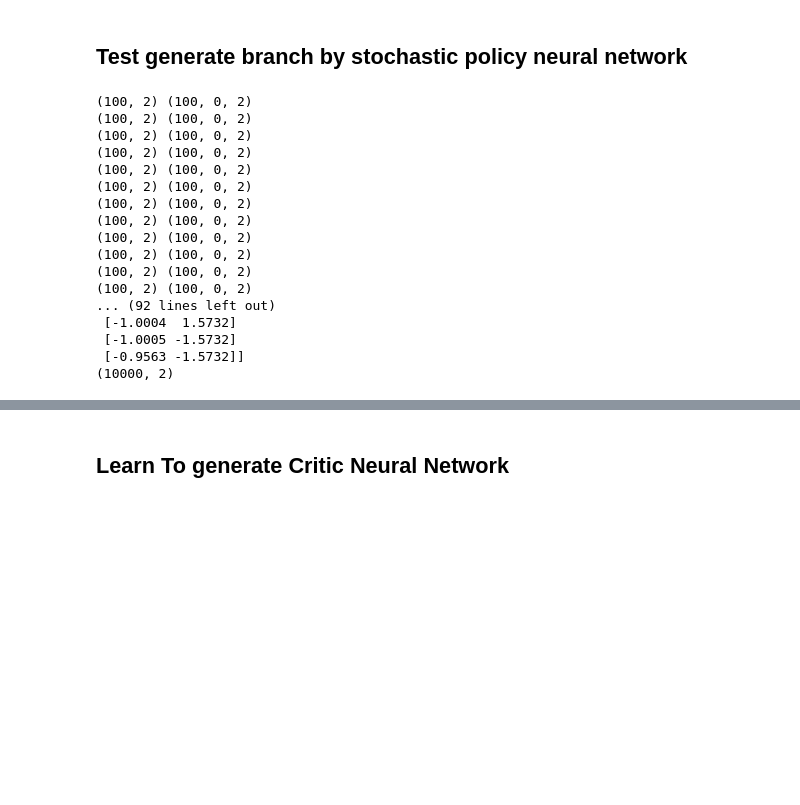
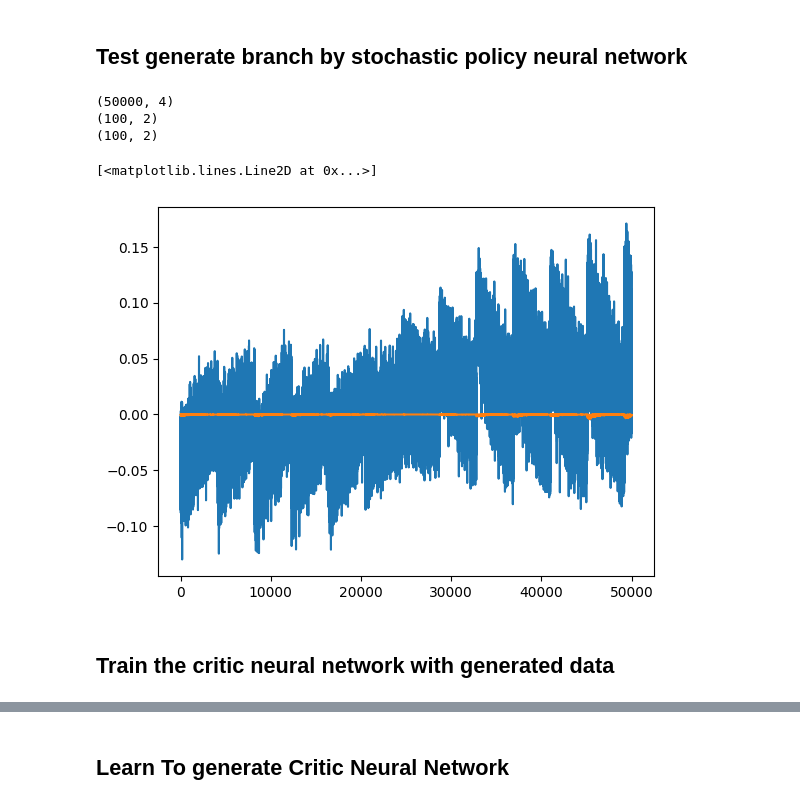
Before and after one commit to junqingqiao/biomujoco_rl, a Jupyter notebook: RL/learn_actor_critic.ipynb, the cells around one changed output, grey strips where cells are left out. Saved outputs shown, nothing was run; the diff lists cells and outputs as text; code cells hidden in the pictures; blank space fills up the shorter version.

```diff
--- a/RL/learn_actor_critic.ipynb
+++ b/RL/learn_actor_critic.ipynb
@@ -35,7 +35,7 @@ jax.config.update("jax_persistent_cache_min_compile_time_secs", 5)
 # jax.config.update("jax_explain_cache_misses", True)
 
 # Debug Nan
-# jax.config.update("jax_debug_nans", True)
+jax.config.update("jax_debug_nans", False)
 
 
 # More legible printing from numpy.
@@ -289,5 +412,9 @@ with mujoco.viewer.launch_passive(mj_model, mj_data) as viewer:
 # %% [markdown]
 ## Test generate branch by stochastic policy neural network
+# %%
+key = jax.random.key(1234)
+memory_settings = Memory_settings(50000, 4, 1, 1)
+exp_pool = None
 # %%
 # Let's generate some observations and rewards
 
@@ -299,47 +426,46 @@ def reshape_data(datas, batch_size, fock_size):
         return data.reshape(new_shape)
     return jax.tree.map(fn,datas)
 
-init_batch_size = 100
+
+
+init_batch_size = 10
 batch_size = init_batch_size
-fock_size = 100
-
-states_pool = []
-rewards_pool = []
-actions_pool = []
+fock_size = 10
 
 # Start with the fixed init state
-key = jax.random.key(334)
 keys = jax.random.split(key, batch_size)
 datas = reset(mjx_model,batch_size)
+
+
 # print(datas.qpos)
-for i in range(100):
-    datas, loss, keys = jit_v_nn_multi_steps(controller_params, mjx_model, datas, keys)
-    print(datas.qvel.shape, datas.ten_J.shape)
-    if(i == 20):
+for i in range(10):    # For 2 seconds
+    datas, keys, exp = jit_v_nn_multi_steps(controller_params, mjx_model, datas, keys)
+    # print(datas.qvel.shape, datas.ten_J.shape)
+    if(i == 2):    # After 0.5 seconds fock the simulation
         keys = jax.vmap(jax.random.split, in_axes=(0,None))(keys, fock_size)
-        datas, loss, keys = jit_vv_nn_multi_steps(controller_params, mjx_model, datas, keys)
+        datas, keys, exp = jit_vv_nn_multi_steps(controller_params, mjx_model, datas, keys)
         keys = keys.reshape(batch_size*fock_size)
         datas = reshape_data(datas, batch_size, fock_size)
+        exp = reshape_data(exp, batch_size, fock_size)
         # print(datas.qvel.shape, datas.ten_J.shape)
         batch_size = batch_size*fock_size
-
-print(datas.qpos)
-print(datas.qpos.shape)
+    exp_pool = Memory.add_exp(memory_settings, exp_pool, exp)
-# %% [output]
-(100, 2) (100, 0, 2)
-(100, 2) (100, 0, 2)
-(100, 2) (100, 0, 2)
-(100, 2) (100, 0, 2)
-(100, 2) (100, 0, 2)
-(100, 2) (100, 0, 2)
-(100, 2) (100, 0, 2)
-(100, 2) (100, 0, 2)
-(100, 2) (100, 0, 2)
-(100, 2) (100, 0, 2)
-(100, 2) (100, 0, 2)
-(100, 2) (100, 0, 2)
-... (92 lines left out)
- [-1.0004  1.5732]
- [-1.0005 -1.5732]
- [-0.9563 -1.5732]]
-(10000, 2)
+# %%
+import matplotlib.pyplot as plt
+# print(exp_pool)
+print(exp_pool.states.shape)
+key = jax.random.split(key, 1)[0]
+batch = Memory.sample(exp_pool, 100, key)
+key = jax.random.split(key, 1)[0]
+print(batch.states[:,0:2].shape)
+print(datas.qpos.shape)
+plt.plot(exp_pool.states.T[1])
+plt.plot(exp_pool.rewards)
+# %% [output]
+(50000, 4)
+(100, 2)
+(100, 2)
+[<matplotlib.lines.Line2D at 0x...>]
+[figure, added]
+# %% [markdown]
+## Train the critic neural network with generated data
```
Also changed, not shown: parts of 27 cells of this notebook, 1 other file.
